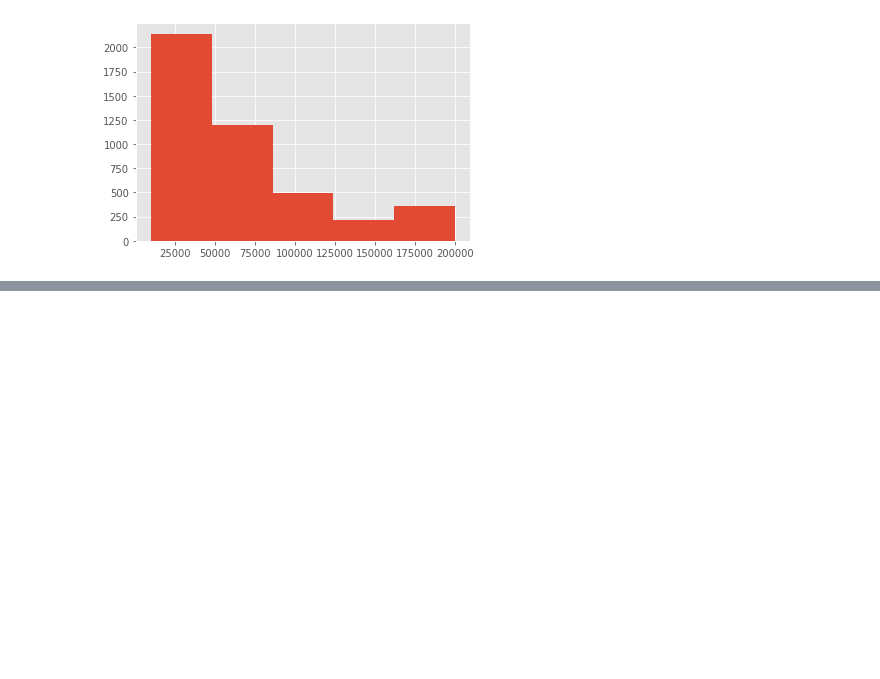
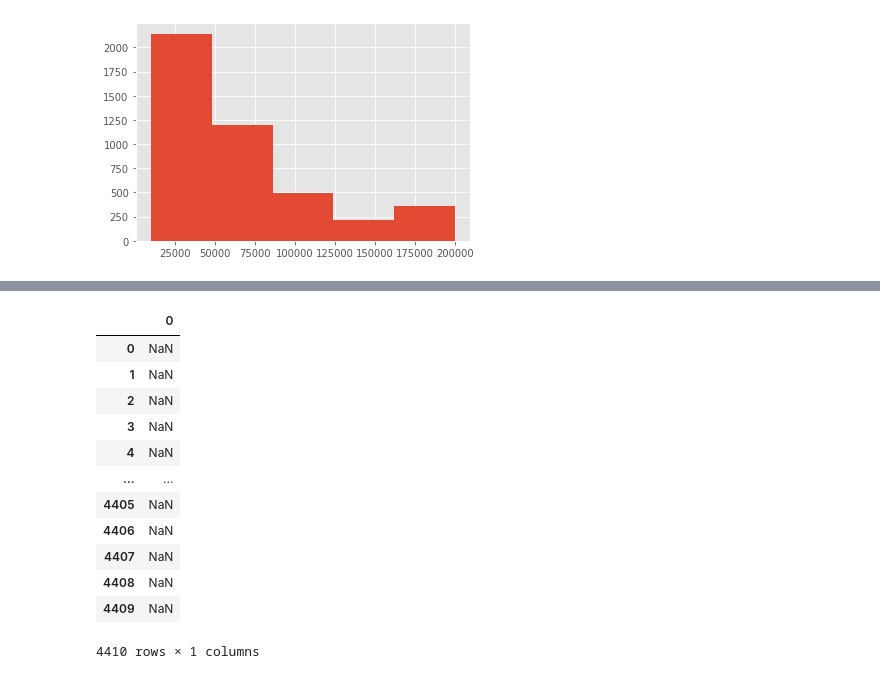
Before and after one commit to santiagogz11/HRProject, a Jupyter notebook: Exploracion.ipynb, the cells around one changed output, grey strips where cells are left out. Cells and saved outputs as stored; diff of their text form; code cells hidden in the pictures; blank space fills up the shorter version.

```diff
--- a/Exploracion.ipynb
+++ b/Exploracion.ipynb
@@ -179,0 +203,16 @@ plt.show()
+# %%
+df_employee_survey.EmployeeID.str.extract(pat=r'([*.])')
+# %% [output]
+|  | 0 |
+| 0 | NaN |
+| 1 | NaN |
+| 2 | NaN |
+| 3 | NaN |
+| 4 | NaN |
+| ... | ... |
+| 4405 | NaN |
+| 4406 | NaN |
+| 4407 | NaN |
+| 4408 | NaN |
+| 4409 | NaN |
+4410 rows × 1 columns
```
Also changed, not shown: parts of 10 cells of this notebook, 2 other files.
